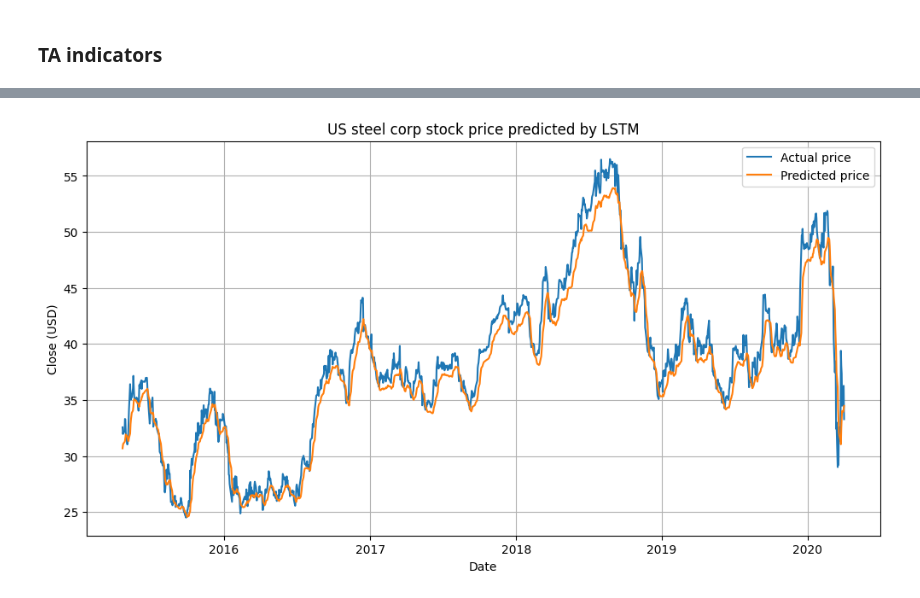
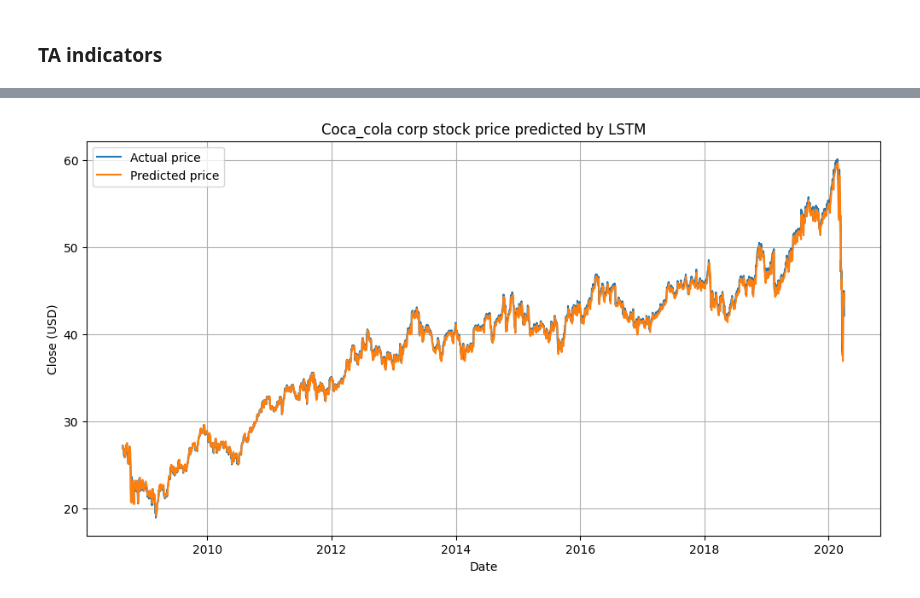
Before and after one commit to vuanhhuyhlqn/stock_predict_ML, a Jupyter notebook: lstm.ipynb, the cells around one changed output, grey strips where cells are left out. Drawn from its saved outputs; the diff is of its cells as text; code cells hidden in the pictures.

```diff
--- a/lstm.ipynb
+++ b/lstm.ipynb
@@ -16,5 +16,5 @@ from sklearn.metrics import mean_squared_error
 # %%
-df = pd.read_csv("./data/stocks/INTL.csv", sep=',')
+df = pd.read_csv("./data/stocks/KO.csv", sep=',')
 df['Date'] = pd.to_datetime(df['Date'])
 df.index = range(len(df))
 df.set_index('Date', inplace=True)
@@ -75,24 +87,28 @@ y_train, y_val, y_test = y[:train_size], y[train_size:train_size+val_size], y[tr
 # %%
 model = Sequential([
-    LSTM(64, return_sequences=False),
+    #LSTM(128, return_sequences=True),
+    #Dropout(0.1),
     #Dense(64, activation="relu"),
-    #LSTM(64, return_sequences=False),
-    Dropout(0.2),
-    Dense(64, activation="relu"),
+    LSTM(128, return_sequences=False), #input_shape=(seq_length, len(features))), #input_shape=(seq_length, 1)),
+    Dropout(0.1),
+    #Dense(64, activation="relu"),
     Dense(32, activation="relu"),
     Dense(1)
 ])
 
-model.compile(optimizer=Adam(learning_rate=0.0001),
+model.compile(optimizer=Adam(learning_rate=0.001),
              loss='mse',
              metrics=['mae'])
 
-early_stop = EarlyStopping(monitor='val_loss', patience=10, restore_best_weights=True)
+early_stop = EarlyStopping(monitor='val_loss',
+                        patience=10,
+                        restore_best_weights=True)
 # %%
-history = model.fit(X_train, y_train,
-                    validation_data=(X_val, y_val),
-                    epochs=200,
-                    batch_size=32,
-                    callbacks=[early_stop])
+model.fit(X_train, y_train,
+        validation_data=(X_val, y_val),
+        epochs=200,
+        batch_size =32,
+        #shuffle = False,
+        callbacks=[early_stop])
 # %% [output]
 Epoch 1/200
@@ -129,0 +132,11 @@ RMSE: 1.6185941981163157
+# %%
+y_pred = model.predict(X_test)
+y_pred = y_scaler.inverse_transform(y_pred)
+y_test_actual = y_scaler.inverse_transform(y_test.reshape(-1, 1))
+if np.any(np.isnan(y_pred)) or np.any(np.isnan(y_test_actual)):
+    print("Dự đoán hoặc giá thực tế chứa NaN. Điền bằng 0.")
+    y_pred = np.nan_to_num(y_pred, nan=0.0)
+    y_test_actual = np.nan_to_num(y_test_actual, nan=0.0)
+
+rmse = root_mean_squared_error(y_test_actual, y_pred)
+print(f'RMSE: {rmse}')
@@ -130,15 +146,15 @@ RMSE: 1.6185941981163157
 # %%
 plt.figure(figsize=(12, 6))
 plt.plot(df.index[-len(y_test):], y_test_actual, label='Actual price')
-plt.plot(df.index[-len(predictions):], predictions, label='Predicted price')
-plt.title('US steel corp stock price predicted by LSTM')
+plt.plot(df.index[-len(y_pred):], y_pred, label='Predicted price')
+plt.title('Coca_cola corp stock price predicted by LSTM')
 plt.xlabel('Date')
 plt.ylabel('Close (USD)')
 plt.legend()
 plt.grid(True)
 plt.show()
 # %% [output]
-[figure, old version]
+[figure, new version]
 # %%
 def process_stock(ticker, data_path="./data/stocks/{}.csv"):
     df = pd.read_csv(data_path.format(ticker), sep=',')
```
Also changed, not shown: parts of 10 cells of this notebook.
